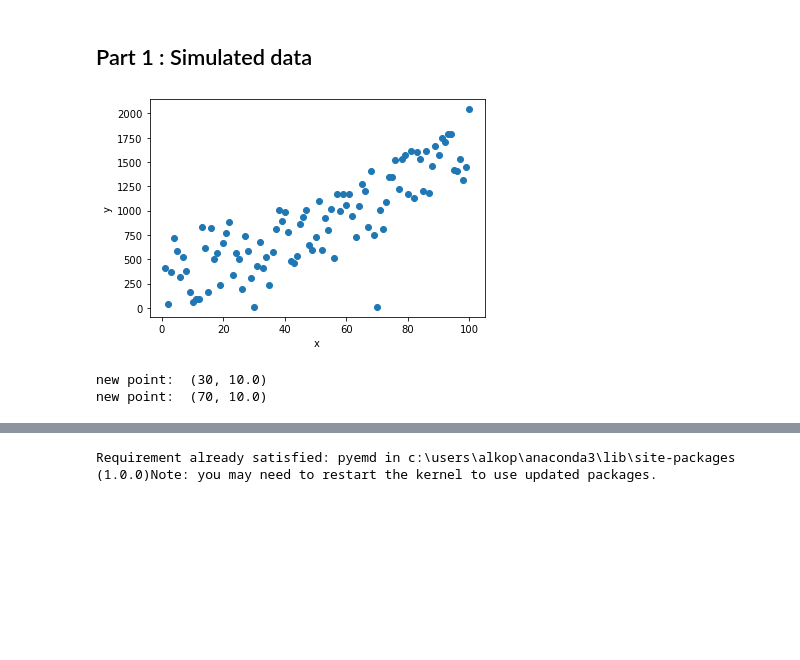
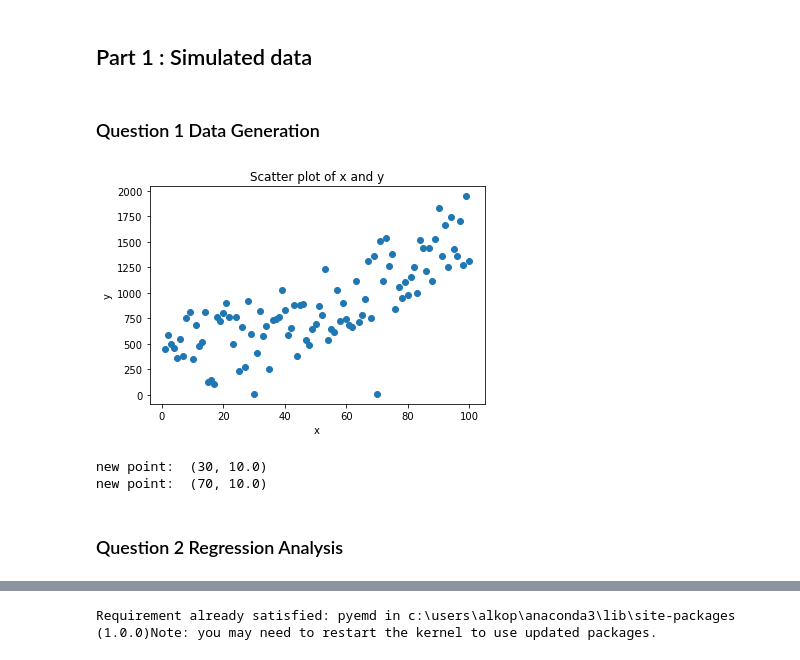
Before and after one commit to alkopff/MSE264_Health_Engineering, a Jupyter notebook: project1_part1.ipynb, the cells around one changed output, grey strips where cells are left out. Drawn from its saved outputs; the diff is of its cells as text; code cells hidden in the pictures; blank space fills up the shorter version.

```diff
--- a/project1_part1.ipynb
+++ b/project1_part1.ipynb
@@ -4,23 +4,28 @@ import matplotlib.pyplot as plt
 import pandas as pd
 # %% [markdown]
 ## Part 1 : Simulated data
+# %% [markdown]
+### Question 1 Data Generation
 # %%
 # Question 1
 x = np.arange(1, 101)
 epsilon = np.random.uniform(0, 800, size=(100,))
 y = 0.1*x**2 + 3*x + 7 + epsilon
 y[29] = 10
 y[69] = 10
 plt.scatter(x, y)
 plt.xlabel('x')
 plt.ylabel('y')
+plt.title('Scatter plot of x and y')
 plt.show()
 print('new point: ', (x[29], y[29]))
 print('new point: ', (x[69], y[69]))
 # %% [output]
-[figure, old version]
+[figure, new version]
 new point:  (30, 10.0)
 new point:  (70, 10.0)
+# %% [markdown]
+### Question 2 Regression Analysis
 # %%
 # Question 2
 import sklearn.linear_model as lm
```
Also changed, not shown: parts of 16 cells of this notebook, 16 other files.
